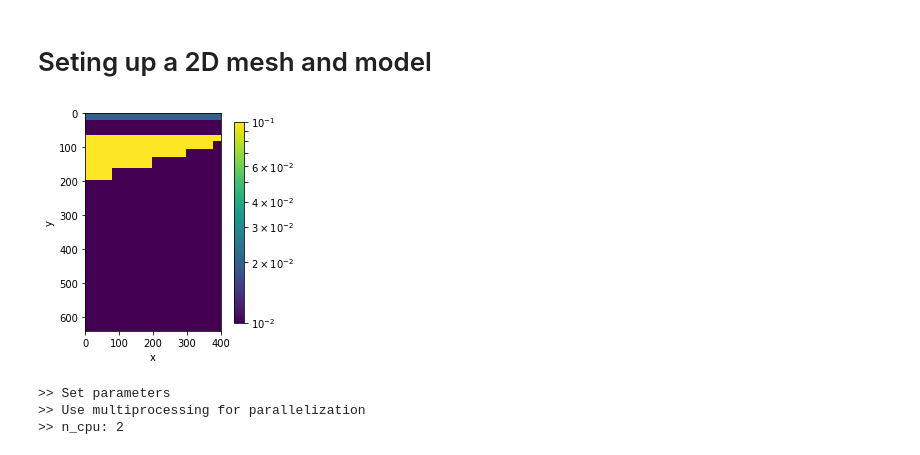
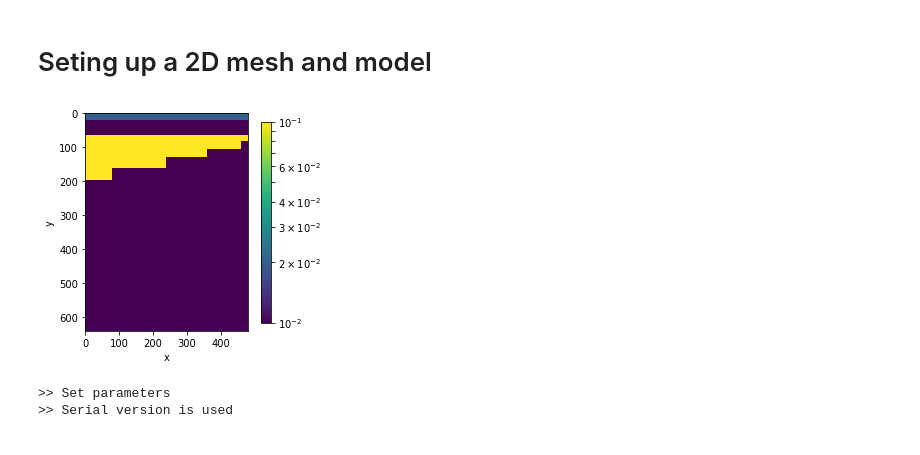
Before and after one commit to simpeg/simpegEM1D, a Jupyter notebook: notebooks/examples/Test_global_em1d_inversion_td.ipynb, the cells around one changed output. Drawn from its saved outputs; the diff is of its cells as text; code cells hidden in the pictures.

```diff
--- a/notebooks/examples/Test_global_em1d_inversion_td.ipynb
+++ b/notebooks/examples/Test_global_em1d_inversion_td.ipynb
@@ -27,26 +14,36 @@ def PolygonInd(mesh, pts):
 # %%
-n_sounding = 20
+from simpegEM1D import skytem_HM_2015
+wave = skytem_HM_2015()
+time = np.logspace(-5, -2, 21)
+hz = get_vertical_discretization_time(time, facter_tmax=0.5, factor_tmin=10.)
+time_input_currents = wave.current_times[-7:]
+input_currents = wave.currents[-7:]
+from scipy.spatial import Delaunay
+def PolygonInd(mesh, pts):
+    hull = Delaunay(pts)
+    inds = hull.find_simplex(mesh.gridCC)>=0
+    return inds
+n_sounding = 24
 dx = 20.
 hx = np.ones(n_sounding) * dx
 mesh = Mesh.TensorMesh([hx, hz], x0='00')
 inds =  mesh.gridCC[:,1]<25
 sigma = np.ones(mesh.nC) * 1./100.
 sigma[inds] = 1./50.
 x0 = np.r_[0., 75.]
 x1 = np.r_[dx*n_sounding, 75.]
 x2 = np.r_[dx*n_sounding, 90.]
 x3 = np.r_[0., 200.]
 pts = np.vstack((x0, x1, x2, x3, x0))
 poly_inds = PolygonInd(mesh, pts)
 sigma[poly_inds] = 0.1
 sigma_em1d = sigma.reshape(mesh.vnC, order='F').flatten()
+cb = plt.colorbar(
+    mesh.plotImage(sigma, grid=False, clim=(1e-2, 1e-1),pcolorOpts={"norm":LogNorm()})[0],
+    fraction=0.03, pad=0.04
+)
+
+plt.ylim(mesh.vectorNy.max(), mesh.vectorNy.min())
+plt.gca().set_aspect(1)
+# %% [output]
+[figure, added]
-# %%
-cb = plt.colorbar(
-    mesh.plotImage(sigma, grid=False, clim=(1e-2, 1e-1),pcolorOpts={"norm":LogNorm()})[0],
-    fraction=0.03, pad=0.04
-)
-
-plt.ylim(mesh.vectorNy.max(), mesh.vectorNy.min())
-plt.gca().set_aspect(1)
-# %% [output]
-[figure, removed]
@@ -62,4 +50,13 @@ mapping = Maps.ExpMap(mesh)
 # %%
+x = mesh.vectorCCx
+y = np.zeros_like(x)
+z = np.ones_like(x) * 30.
+rx_locations = np.c_[x, y, z]
+src_locations = np.c_[x, y, z]
+topo = np.c_[x, y, z-30.].astype(float)
+
+mapping = Maps.ExpMap(mesh)
+
 survey = GlobalEM1DSurveyTD(
     rx_locations = rx_locations,
     src_locations = src_locations,
@@ -76,11 +73,12 @@ survey = GlobalEM1DSurveyTD(
 )
 
 prob = GlobalEM1DProblemTD(
-    [], sigmaMap=mapping, hz=hz, parallel=True, n_cpu=2,
+    [], sigmaMap=mapping, hz=hz, parallel=False, n_cpu=6,
     Solver=PardisoSolver
 )
 prob.pair(survey)
+m = np.log(sigma_em1d)
+dobs = survey.makeSyntheticData(m, std=0.05, force=True)
 # %% [output]
 >> Set parameters
->> Use multiprocessing for parallelization
->> n_cpu: 2
+>> Serial version is used
```
Also changed, not shown: parts of 14 cells of this notebook, 13 other files.
